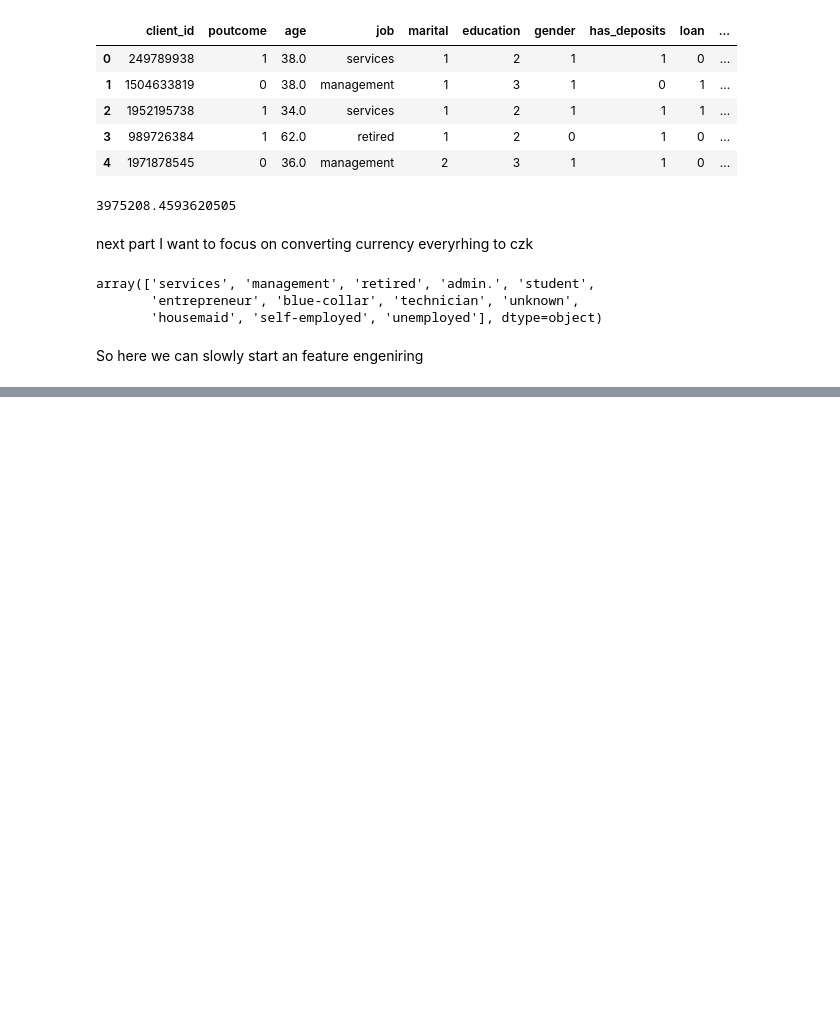
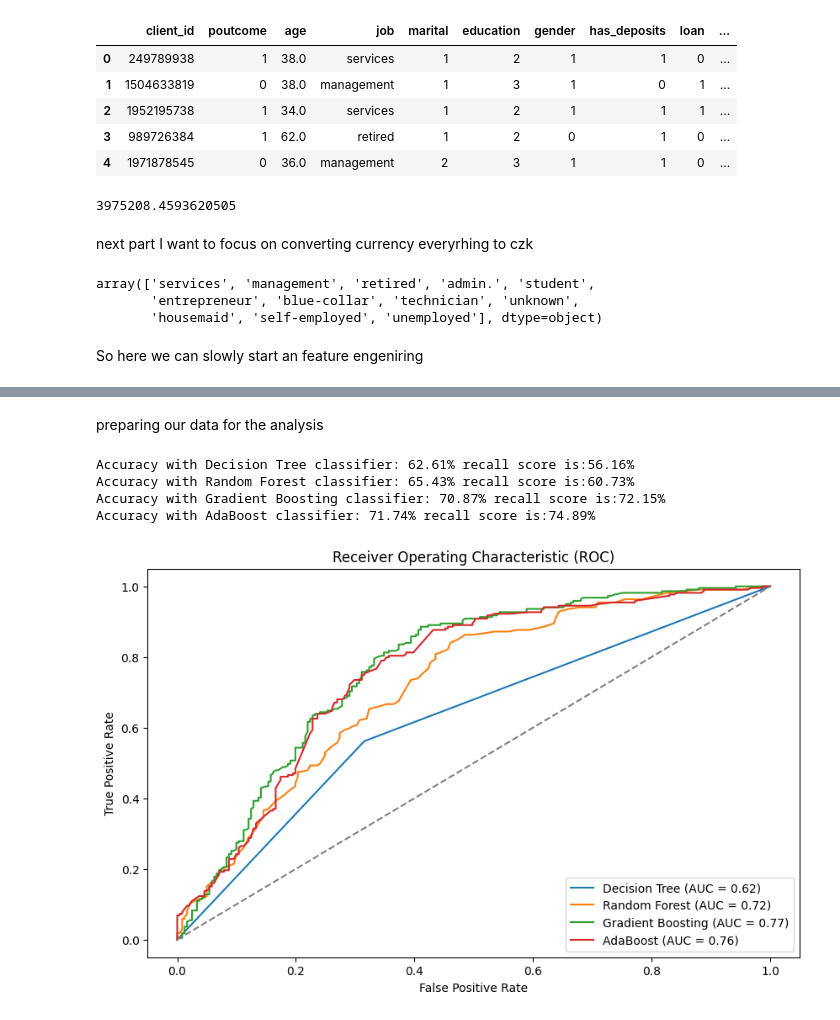
Before and after one commit to VladislavSpirydonau/Final-project-C4Y, a Jupyter notebook: Hello world notebook.ipynb, the cells around one changed output, grey strips where cells are left out. Drawn from its saved outputs; the diff is of its cells as text; code cells hidden in the pictures; blank space fills up the shorter version.

```diff
--- a/Hello world notebook.ipynb
+++ b/Hello world notebook.ipynb
@@ -168,4 +168,4 @@ ohe_result = ohe.fit_transform(df[['job', 'currency']])
 ohe_df = pd.DataFrame(ohe_result.toarray(), columns=ohe.get_feature_names_out(['job', 'currency']))
 df = pd.concat([df, ohe_df], axis=1)
 # %%
-df.drop(columns=['job', 'currency'])
+df.drop(columns=['job', 'currency'], inplace=True)
@@ -195,0 +213,2 @@ df.head()
+# %% [markdown]
+preparing our data for the analysis
@@ -195,0 +224,4 @@ df.head()
+# %%
+scaler = StandardScaler()
+X_train = scaler.fit_transform(X_train)
+X_test = scaler.transform(X_test)
@@ -195,0 +237,46 @@ df.head()
+# %%
+from sklearn.metrics import classification_report, accuracy_score, roc_curve, auc, recall_score
+
+results = []
+
+# Train and evaluate classifiers
+for name, clf in classifiers.items():
+    clf.fit(X_train, y_train)
+    y_pred = clf.predict(X_test)
+    accuracy = accuracy_score(y_test, y_pred)
+    report = classification_report(y_test, y_pred)
+    recall = recall_score(y_test, y_pred)
+
+    fpr, tpr, _ = roc_curve(y_test, clf.predict_proba(X_test)[:, 1])
+    roc_auc = auc(fpr, tpr)
+
+    results.append({
+        "Classifier": name,
+        "Accuracy": accuracy,
+        "Classification Report": report,
+        "FPR": fpr,
+        "TPR": tpr,
+        "AUC": roc_auc})
+    print("Accuracy with " + name +" classifier: {:.2f}%".format(accuracy * 100) + ' recall score is:{:.2f}%'.format(recall * 100))
+# %% [output]
+Accuracy with Decision Tree classifier: 62.61% recall score is:56.16%
+Accuracy with Random Forest classifier: 65.43% recall score is:60.73%
+Accuracy with Gradient Boosting classifier: 70.87% recall score is:72.15%
+Accuracy with AdaBoost classifier: 71.74% recall score is:74.89%
+# %%
+import matplotlib.pyplot as plt
+import plotly.express as px
+import seaborn as sns
+# Plot ROC curves
+plt.figure(figsize=(10, 6))
+for result in results:
+    plt.plot(result['FPR'], result['TPR'], label=f"{result['Classifier']} (AUC = {result['AUC']:.2f})")
+
+plt.plot([0, 1], [0, 1], linestyle='--', color='gray')
+plt.xlabel('False Positive Rate')
+plt.ylabel('True Positive Rate')
+plt.title('Receiver Operating Characteristic (ROC)')
+plt.legend(loc='lower right')
+plt.show()
+# %% [output]
+[figure, added]
```
Also changed, not shown: parts of 12 cells of this notebook.
